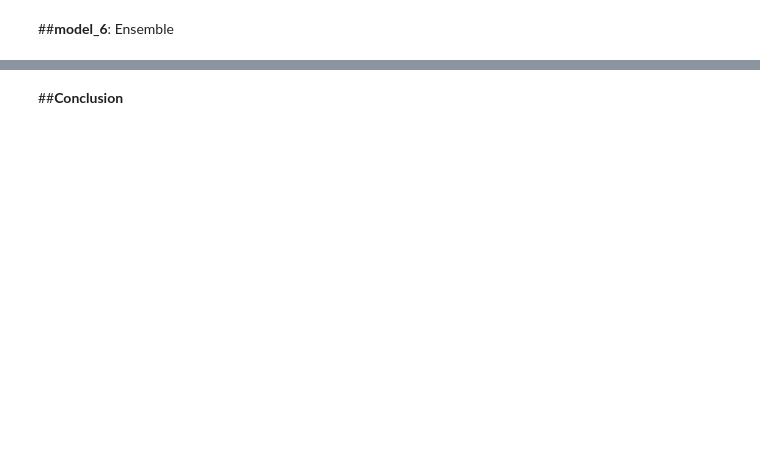
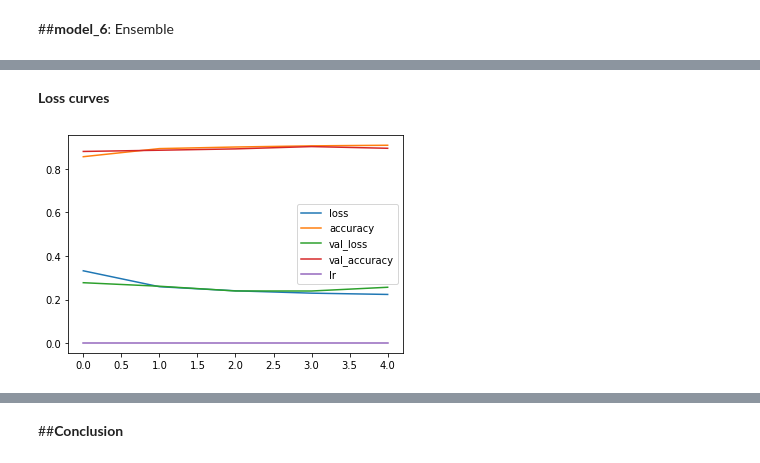
Before and after one commit to Jothish2283/Debunkathon, a Jupyter notebook: Debunkathon_Team_Fake.ipynb, the cells around one changed output, grey strips where cells are left out. Saved outputs shown, nothing was run; the diff lists cells and outputs as text; code cells hidden in the pictures; blank space fills up the shorter version.

```diff
--- a/Debunkathon_Team_Fake.ipynb
+++ b/Debunkathon_Team_Fake.ipynb
@@ -733,0 +854,15 @@ model_6_results
+# %%
+preprocess_link="https://tfhub.dev/tensorflow/bert_en_uncased_preprocess/3"
+bert="https://tfhub.dev/tensorflow/bert_en_uncased_L-12_H-768_A-12/4"
+# %%
+inputs= tf.keras.layers.Input((), dtype="string")
+preprocess=hub.KerasLayer(preprocess_link)
+x=preprocess(inputs)
+bert=hub.KerasLayer(bert)
+x=bert(x)
+x=x["pooled_output"]
+x=tf.keras.layers.Dense(64, activation="relu")(x)
+x=tf.keras.layers.Dense(32, activation="relu")(x)
+output=tf.keras.layers.Dense(1, activation="sigmoid")(x)
+
+model_bert=tf.keras.Model(inputs, output)
@@ -733,0 +889,13 @@ model_6_results
+# %%
+model_bert.compile(loss= tf.keras.losses.BinaryCrossentropy(),
+                   optimizer=tf.keras.optimizers.Adam(),
+                   metrics=["accuracy"])
+# %%
+history_bert=model_bert.fit(train_dataset,
+               epochs=5,
+               batch_size=32,
+               callbacks=[tf.keras.callbacks.EarlyStopping(monitor="val_accuracy", patience=2, restore_best_weights=True),
+                                     tf.keras.callbacks.ReduceLROnPlateau(monitor="val_accuracy", patience=1),
+                                     tf.keras.callbacks.TensorBoard(log_dir="tensorboard/model_bert")],
+               validation_data=(test_dataset),
+               validation_steps=int(0.1*len(test_dataset)))
@@ -733,0 +913,6 @@ model_6_results
+# %% [markdown]
+**Loss curves**
+# %%
+pd.DataFrame(history_bert.history).plot();
+# %% [output]
+[figure, added]
```
Also changed, not shown: parts of 54 cells of this notebook.
